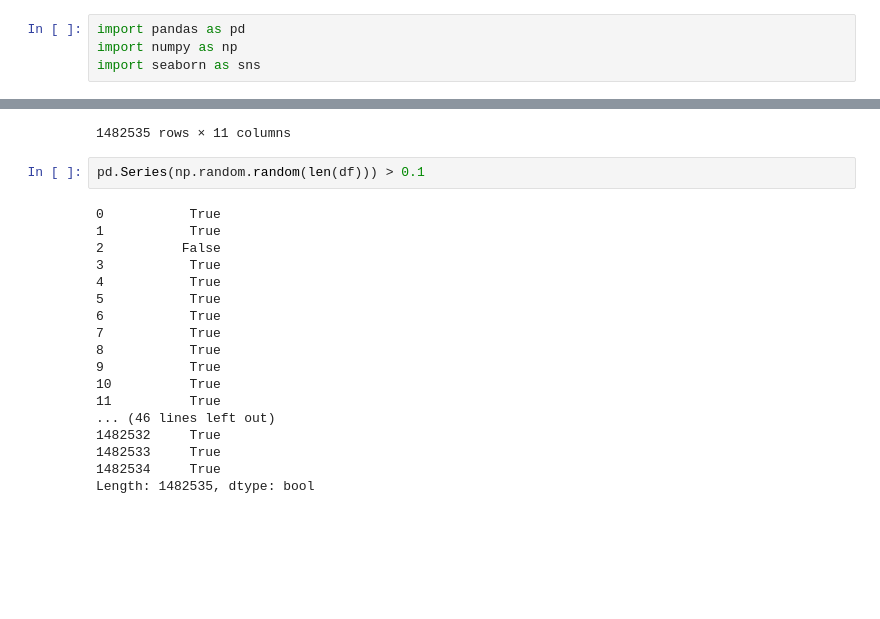
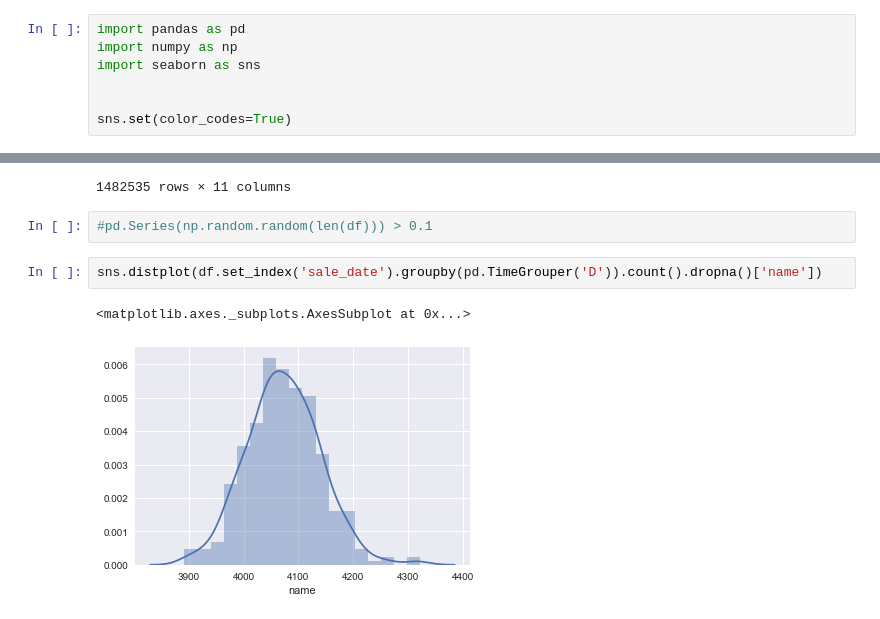
Before and after one commit to abecadel/aksel-hackaton, a Jupyter notebook: notebooks/prepare_sales_data.ipynb, the cells around one changed output, grey strips where cells are left out. Cells and saved outputs as stored; diff of their text form; blank space fills up the shorter version.

```diff
--- a/notebooks/prepare_sales_data.ipynb
+++ b/notebooks/prepare_sales_data.ipynb
@@ -4,6 +4,9 @@ Using data from https://www.kaggle.com/c/mercari-price-suggestion-challenge/data
 import pandas as pd
 import numpy as np
 import seaborn as sns
+
+
+sns.set(color_codes=True)
 # %%
 df = pd.read_csv('input/train.tsv', sep='\t')
 # %%
@@ -62,22 +65,9 @@ df
 | 1482534 | 1482534 | Brand new lux de ville wallet | 1 | Women/Women's Accessories/Wallets | NaN | 22.0 | 0 | New with tag, red with sparkle. F... | ... |
 1482535 rows × 11 columns
 # %%
-pd.Series(np.random.random(len(df))) > 0.1
+#pd.Series(np.random.random(len(df))) > 0.1
-# %% [output]
-0           True
-1           True
-2          False
-3           True
-4           True
-5           True
-6           True
-7           True
-8           True
-9           True
-10          True
-11          True
-... (46 lines left out)
-1482532     True
-1482533     True
-1482534     True
-Length: 1482535, dtype: bool
+# %%
+sns.distplot(df.set_index('sale_date').groupby(pd.TimeGrouper('D')).count().dropna()['name'])
+# %% [output]
+<matplotlib.axes._subplots.AxesSubplot at 0x...>
+[figure, added]
```
